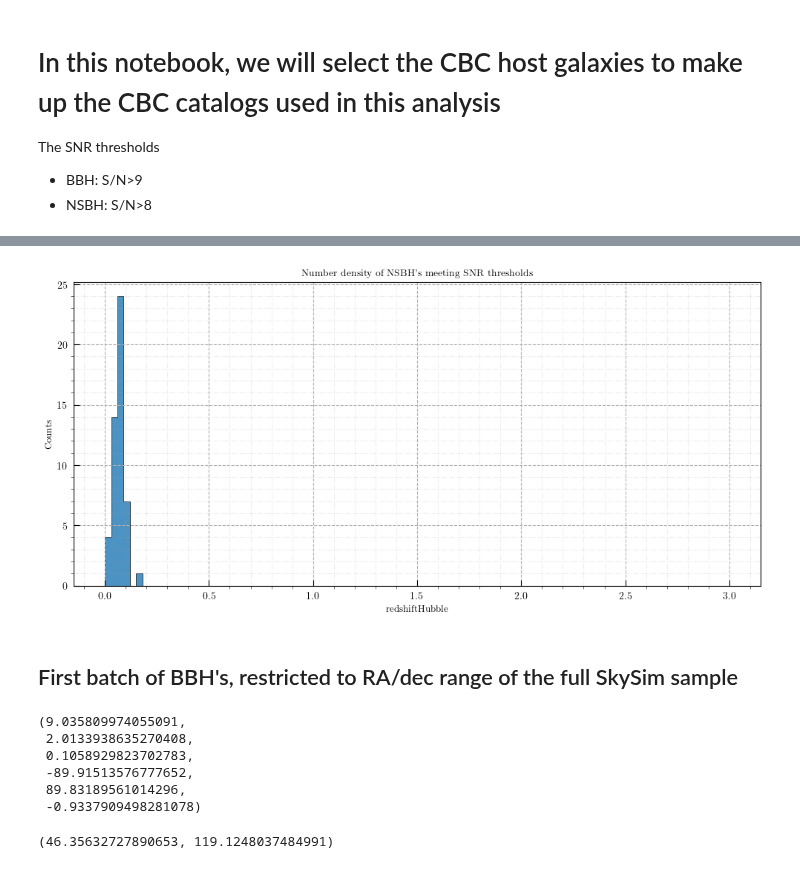
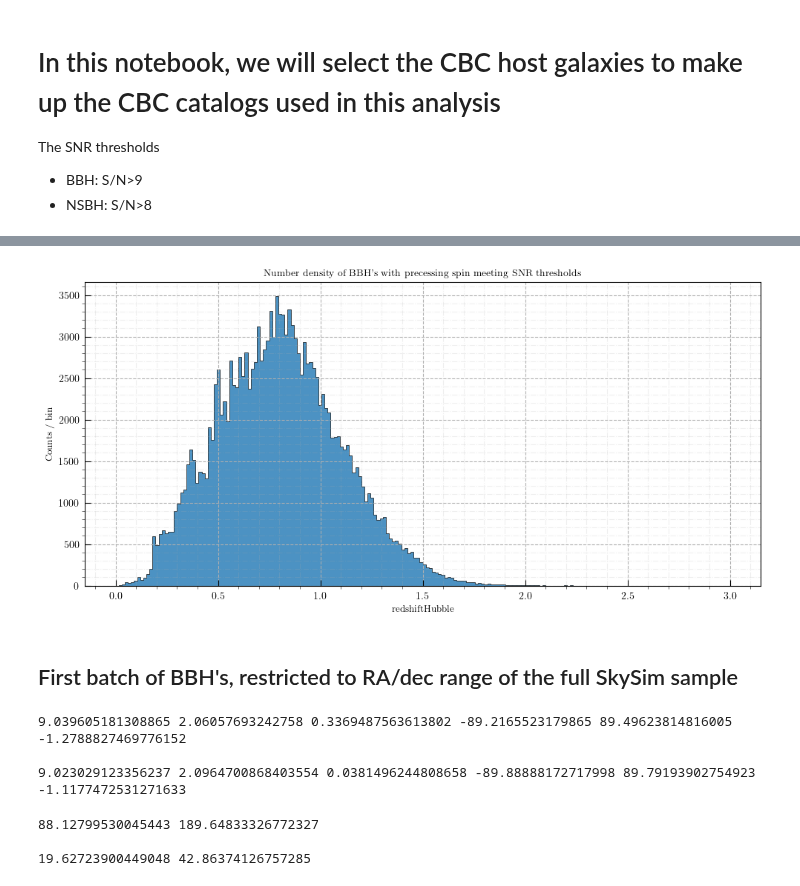
Before and after one commit to LSSTDESC/gwStreetlights, a Jupyter notebook: CBCCats/Selecting catalogs.ipynb, the cells around one changed output, grey strips where cells are left out. Saved outputs shown, nothing was run; the diff lists cells and outputs as text; code cells hidden in the pictures.

```diff
--- a/CBCCats/Selecting catalogs.ipynb
+++ b/CBCCats/Selecting catalogs.ipynb
@@ -32,4 +34,5 @@ BBHFilePath = "/global/homes/s/seanmacb/DESC/DESC-GW/gwStreetlights/data/mockCBC
 outPath = "catalogList"
 # %%
-BBH_DF = pd.read_csv(BBHFilePath)
-NSBH_DF = pd.read_csv(NSBHFilePath)
+BBH_aligned_DF = pd.read_csv(BBHFilePath_aligned)
+BBH_precessing_DF = pd.read_csv(BBHFilePath_precessing)
+# NSBH_DF = pd.read_csv(NSBHFilePath)
@@ -100,7 +138,9 @@ BBHfig,BBHax = makeHist(BBHSubsetDF,"redshiftHubble",100,[0,3],"Number density o
+# %%
+BBH_precessing_fig,BBH_precessing_ax = makeHist(BBHSubsetDF_precessing,"redshiftHubble",200,[0,3],"Number density of BBH's with precessing spin meeting SNR thresholds")
+# %% [output]
+[figure, added]
 # %%
-NSBHfig,NSBHax = makeHist(NSBHSubsetDF,"redshiftHubble",100,[0,3],"Number density of NSBH's meeting SNR thresholds")
+# NSBHfig,NSBHax = makeHist(NSBHSubsetDF,"redshiftHubble",100,[0,3],"Number density of NSBH's meeting SNR thresholds")
-# %% [output]
-[figure, removed]
 # %%
 def sample_n_rows(df: pd.DataFrame, n: int, random_state: int = None) -> pd.DataFrame:
     """
@@ -130,14 +178,16 @@ firstSample = pd.read_csv("/global/homes/s/seanmacb/DESC/DESC-GW/gwStreetlights/
 # %%
-np.min(firstSample['Network SNR']),np.min(firstSample['Individual SNR minimum']),np.min(firstSample['mra']),np.min(firstSample['mdec']),np.max(firstSample['mra']),np.max(firstSample['mdec'])
+for d in [sample_aligned_bbh,sample_precessing_bbh]:
+    print(np.min(d['Network SNR']),np.min(d['Individual SNR minimum']),np.min(d['mra']),np.min(d['mdec']),np.max(d['mra']),np.max(d['mdec']))
+    print()
 # %% [output]
-(9.035809974055091,
- 2.0133938635270408,
- 0.1058929823702783,
- -89.91513576777652,
- 89.83189561014296,
- -0.9337909498281078)
+9.039605181308865 2.06057693242758 0.3369487563613802 -89.2165523179865 89.49623814816005 -1.2788827469776152
+
+9.023029123356237 2.0964700868403554 0.0381496244808658 -89.88888172717998 89.79193902754923 -1.1177472531271633
 # %%
-np.max(firstSample["Individual SNR minimum"]),np.max(firstSample["Network SNR"])
+for d in [sample_aligned_bbh,sample_precessing_bbh]:
+    print(np.max(d["Individual SNR minimum"]),np.max(d["Network SNR"]),end="\n\n")
 # %% [output]
-(46.35632727890653, 119.1248037484991)
+88.12799530045443 189.64833326772327
+
+19.62723900449048 42.86374126757285
 # %%
```
Also changed, not shown: parts of 25 cells of this notebook, 4 other files.
